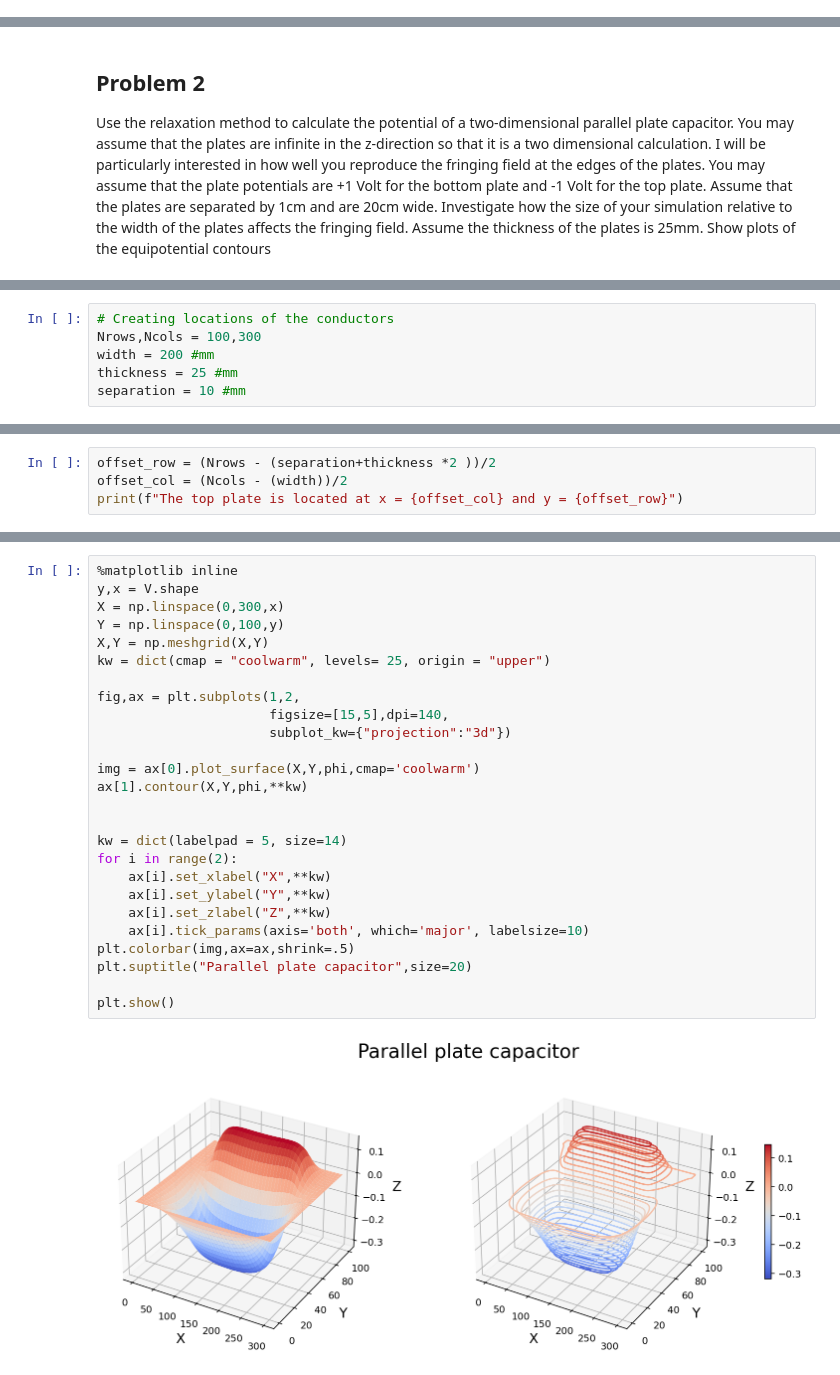
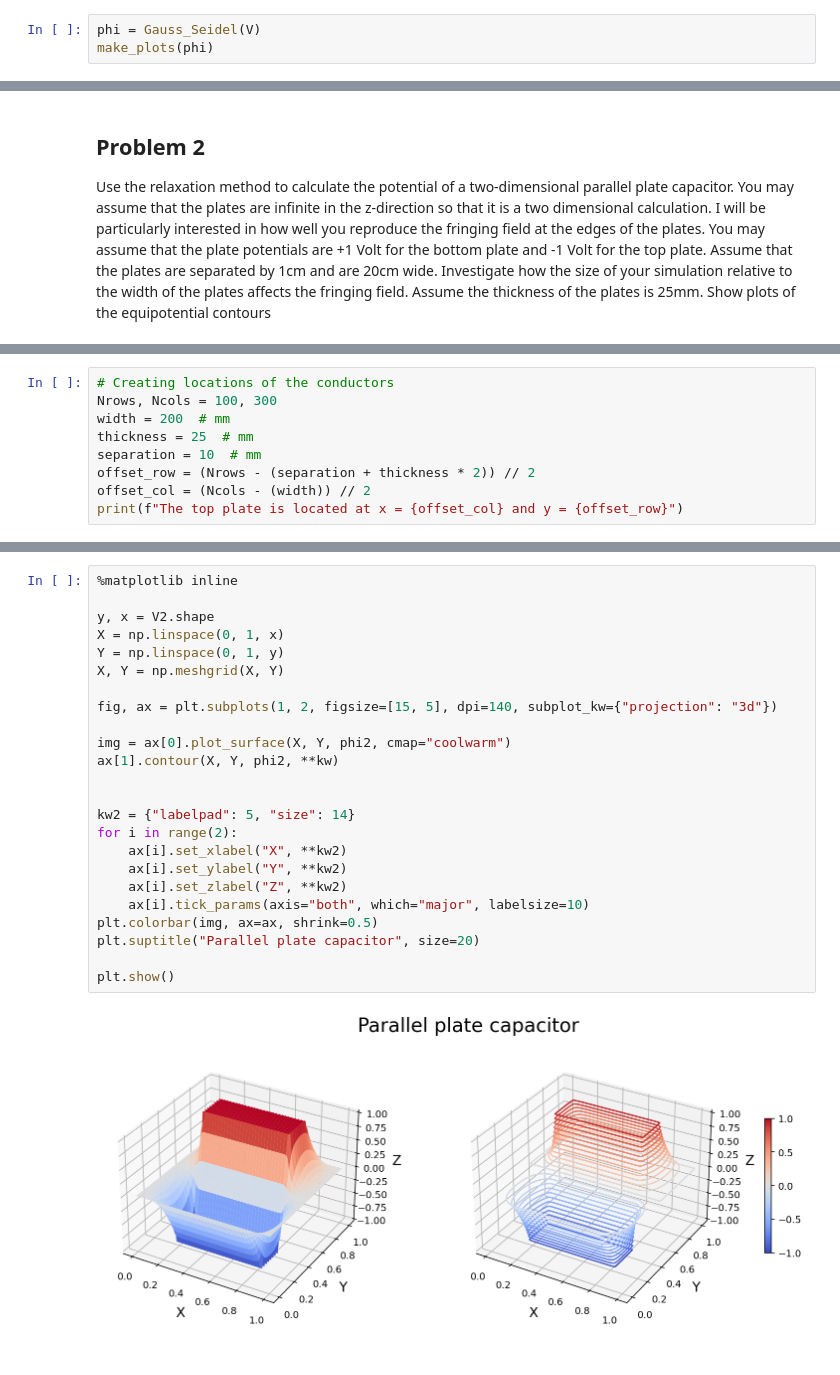
Before and after one commit to GuillermoFidalgo/UA-EM-1, a Jupyter notebook: Relaxation.ipynb, the cells around one changed output, grey strips where cells are left out. Cells and saved outputs as stored; diff of their text form.

```diff
--- a/Relaxation.ipynb
+++ b/Relaxation.ipynb
@@ -167,0 +282,3 @@ def relaxation(V):
+# %%
+phi = Gauss_Seidel(V)
+make_plots(phi)
@@ -188,7 +308,10 @@ $$
 $$
 # %%
 # Creating locations of the conductors
-Nrows,Ncols = 100,300
-width = 200 #mm
-thickness = 25 #mm
-separation = 10 #mm
+Nrows, Ncols = 100, 300
+width = 200  # mm
+thickness = 25  # mm
+separation = 10  # mm
+offset_row = (Nrows - (separation + thickness * 2)) // 2
+offset_col = (Ncols - (width)) // 2
+print(f"The top plate is located at x = {offset_col} and y = {offset_row}")
@@ -195,4 +319,0 @@ separation = 10 #mm
-# %%
-offset_row = (Nrows - (separation+thickness *2 ))/2
-offset_col = (Ncols - (width))/2
-print(f"The top plate is located at x = {offset_col} and y = {offset_row}")
@@ -291,28 +450,26 @@ Number of iterations is 16749
 # %%
 %matplotlib inline
-y,x = V.shape
-X = np.linspace(0,300,x)
-Y = np.linspace(0,100,y)
-X,Y = np.meshgrid(X,Y)
-kw = dict(cmap = "coolwarm", levels= 25, origin = "upper")
 
-fig,ax = plt.subplots(1,2,
-                      figsize=[15,5],dpi=140,
-                      subplot_kw={"projection":"3d"})
+y, x = V2.shape
+X = np.linspace(0, 1, x)
+Y = np.linspace(0, 1, y)
+X, Y = np.meshgrid(X, Y)
 
-img = ax[0].plot_surface(X,Y,phi,cmap='coolwarm')
-ax[1].contour(X,Y,phi,**kw)
+fig, ax = plt.subplots(1, 2, figsize=[15, 5], dpi=140, subplot_kw={"projection": "3d"})
+
+img = ax[0].plot_surface(X, Y, phi2, cmap="coolwarm")
+ax[1].contour(X, Y, phi2, **kw)
 
 
-kw = dict(labelpad = 5, size=14)
+kw2 = {"labelpad": 5, "size": 14}
 for i in range(2):
-    ax[i].set_xlabel("X",**kw)
-    ax[i].set_ylabel("Y",**kw)
-    ax[i].set_zlabel("Z",**kw)
-    ax[i].tick_params(axis='both', which='major', labelsize=10)
-plt.colorbar(img,ax=ax,shrink=.5)
-plt.suptitle("Parallel plate capacitor",size=20)
+    ax[i].set_xlabel("X", **kw2)
+    ax[i].set_ylabel("Y", **kw2)
+    ax[i].set_zlabel("Z", **kw2)
+    ax[i].tick_params(axis="both", which="major", labelsize=10)
+plt.colorbar(img, ax=ax, shrink=0.5)
+plt.suptitle("Parallel plate capacitor", size=20)
 
 plt.show()
 # %% [output]
-[figure, old version]
+[figure, new version]
```
Also changed, not shown: parts of 26 cells of this notebook, 2 other files.
